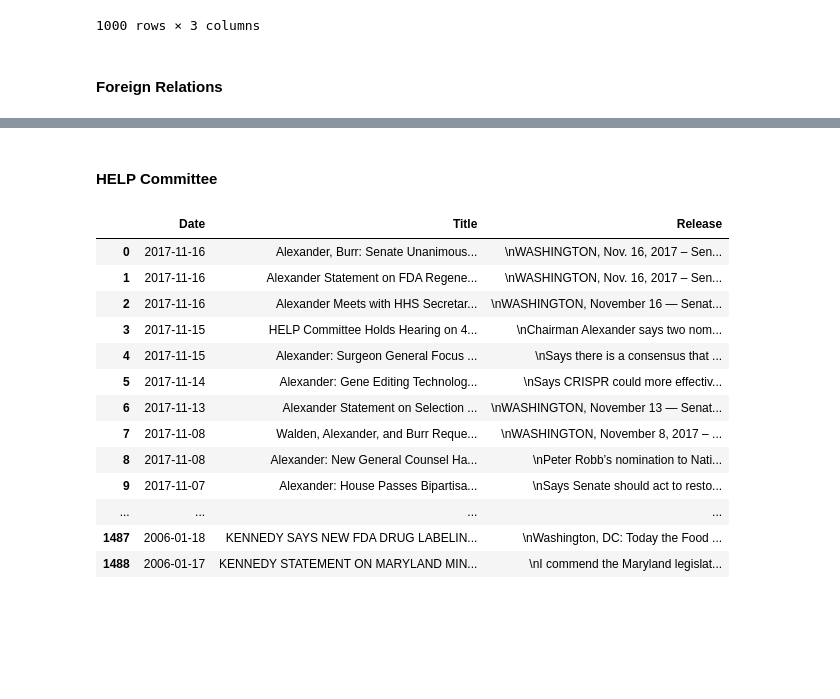
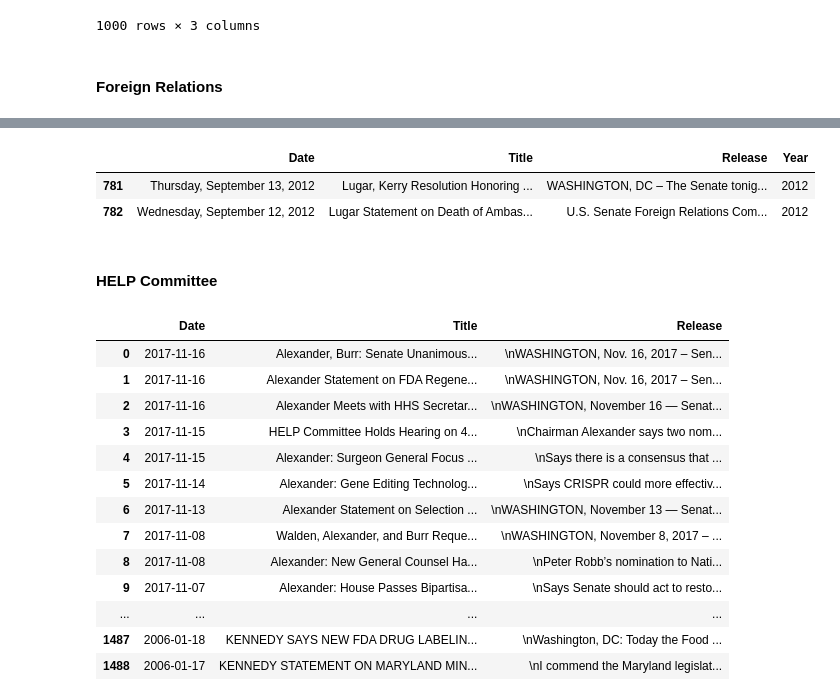
Before and after one commit to dgilbs/nlp_partisanship, a Jupyter notebook: Data_Cleaning.ipynb, the cells around one changed output, grey strips where cells are left out. Drawn from its saved outputs; the diff is of its cells as text; code cells hidden in the pictures; blank space fills up the shorter version.

```diff
--- a/Data_Cleaning.ipynb
+++ b/Data_Cleaning.ipynb
@@ -156,3 +142,14 @@ maj_fr_df
+# %%
+def get_year(date_str):
+    date_arr = date_str.split(",")
+    return int(date_arr[-1])
+
+min_fr_df["Year"] = min_fr_df.apply(lambda row: get_year(row["Date"]), axis=1)
+min_fr_df[min_fr_df.Year ==2012]
+# %% [output]
+|  | Date | Title | Release | Year |
+| 781 | Thursday, September 13, 2012 | Lugar, Kerry Resolution Honoring ... | WASHINGTON, DC – The Senate tonig... | 2012 |
+| 782 | Wednesday, September 12, 2012 | Lugar Statement on Death of Ambas... | U.S. Senate Foreign Relations Com... | 2012 |
 # %% [markdown]
 #### HELP Committee
 # %%
```
Also changed, not shown: parts of 1 cell of this notebook, 10 other files.
